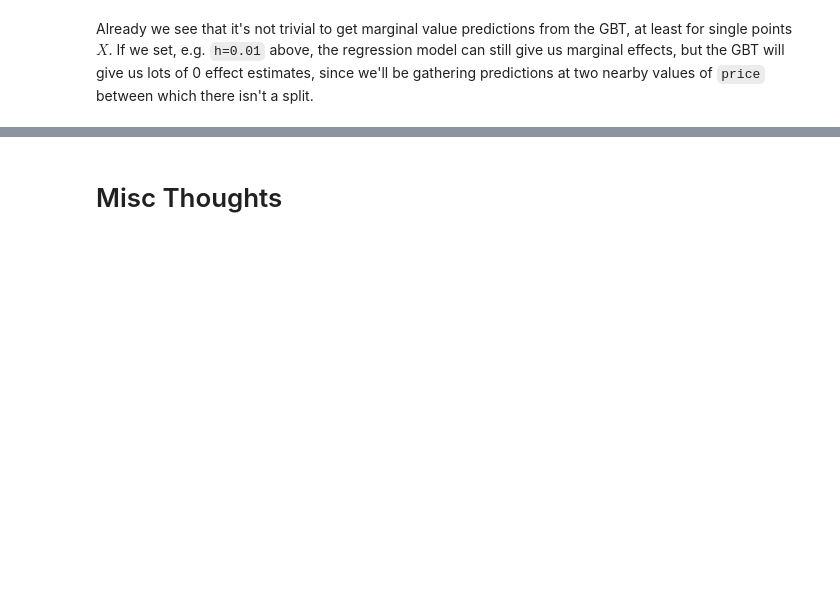
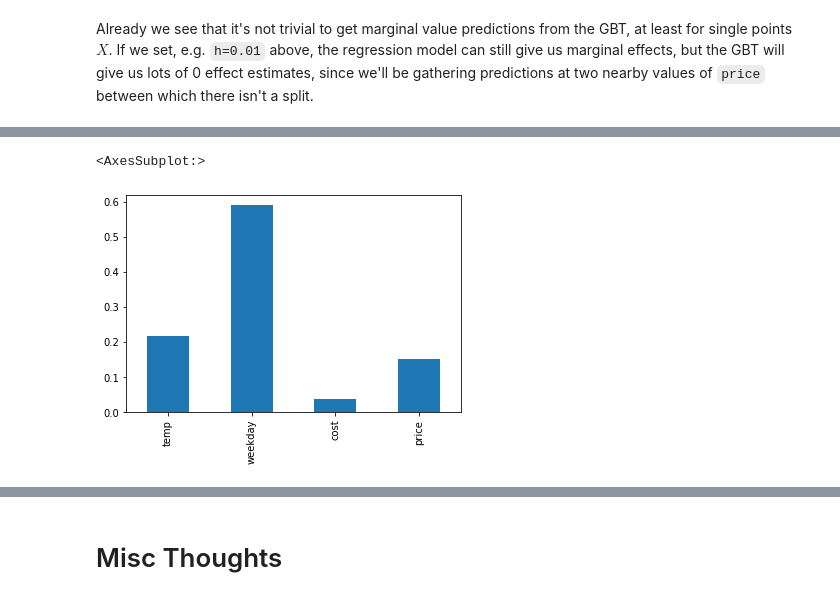
Before and after one commit to dzhang203/tell_me_why, a Jupyter notebook: notebooks/mf-19-evaluating-causal-models.ipynb, the cells around one changed output, grey strips where cells are left out. Cells and saved outputs as stored; diff of their text form; code cells hidden in the pictures; blank space fills up the shorter version.

```diff
--- a/notebooks/mf-19-evaluating-causal-models.ipynb
+++ b/notebooks/mf-19-evaluating-causal-models.ipynb
@@ -133,0 +145,7 @@ Already we see that it's not trivial to get marginal value predictions from the
+# %%
+importances = m2.feature_importances_
+model_importances = pd.Series(importances, index=prices[X].columns)
+model_importances.plot.bar()
+# %% [output]
+<AxesSubplot:>
+[figure, added]
```
Also changed, not shown: parts of 10 cells of this notebook.
